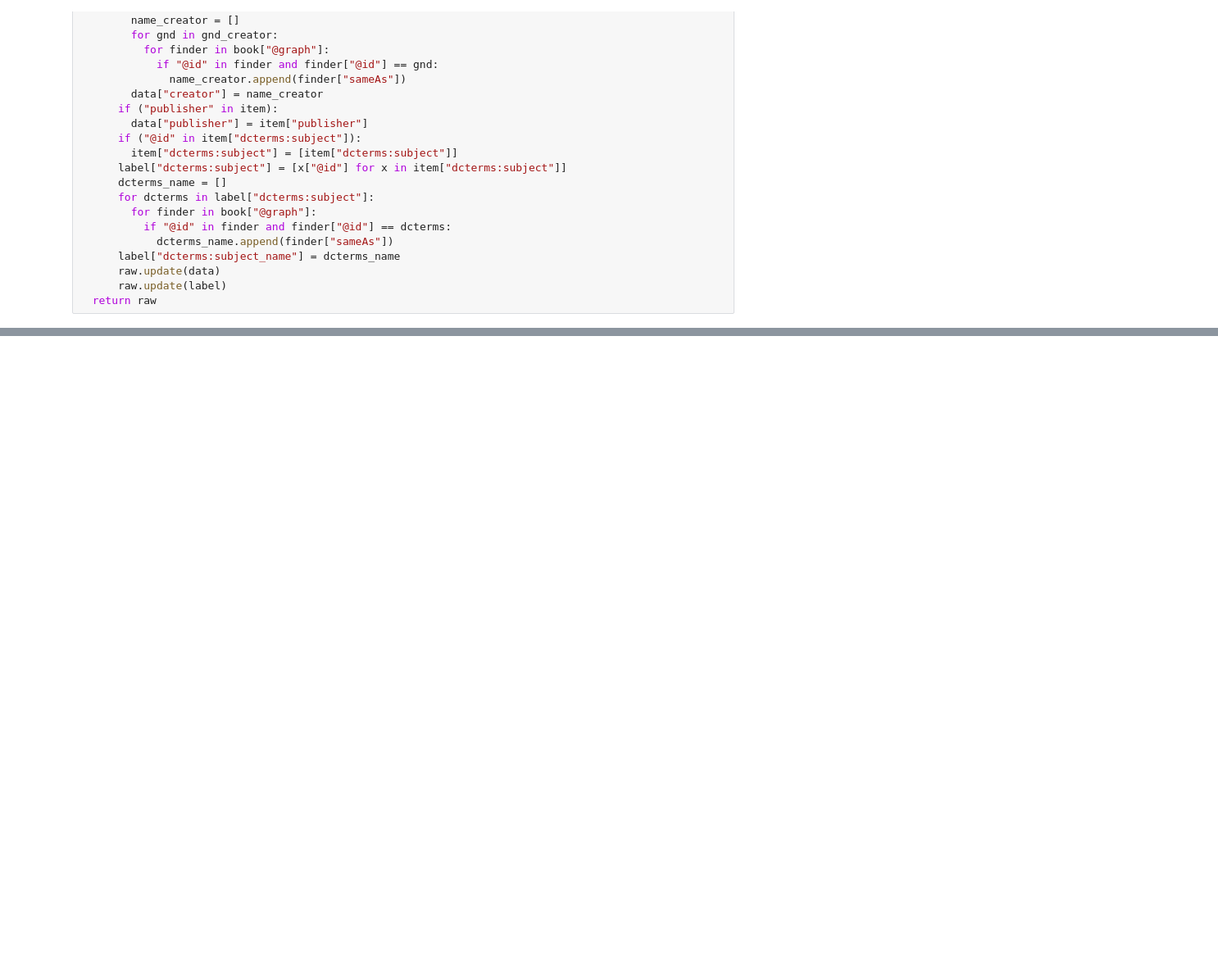
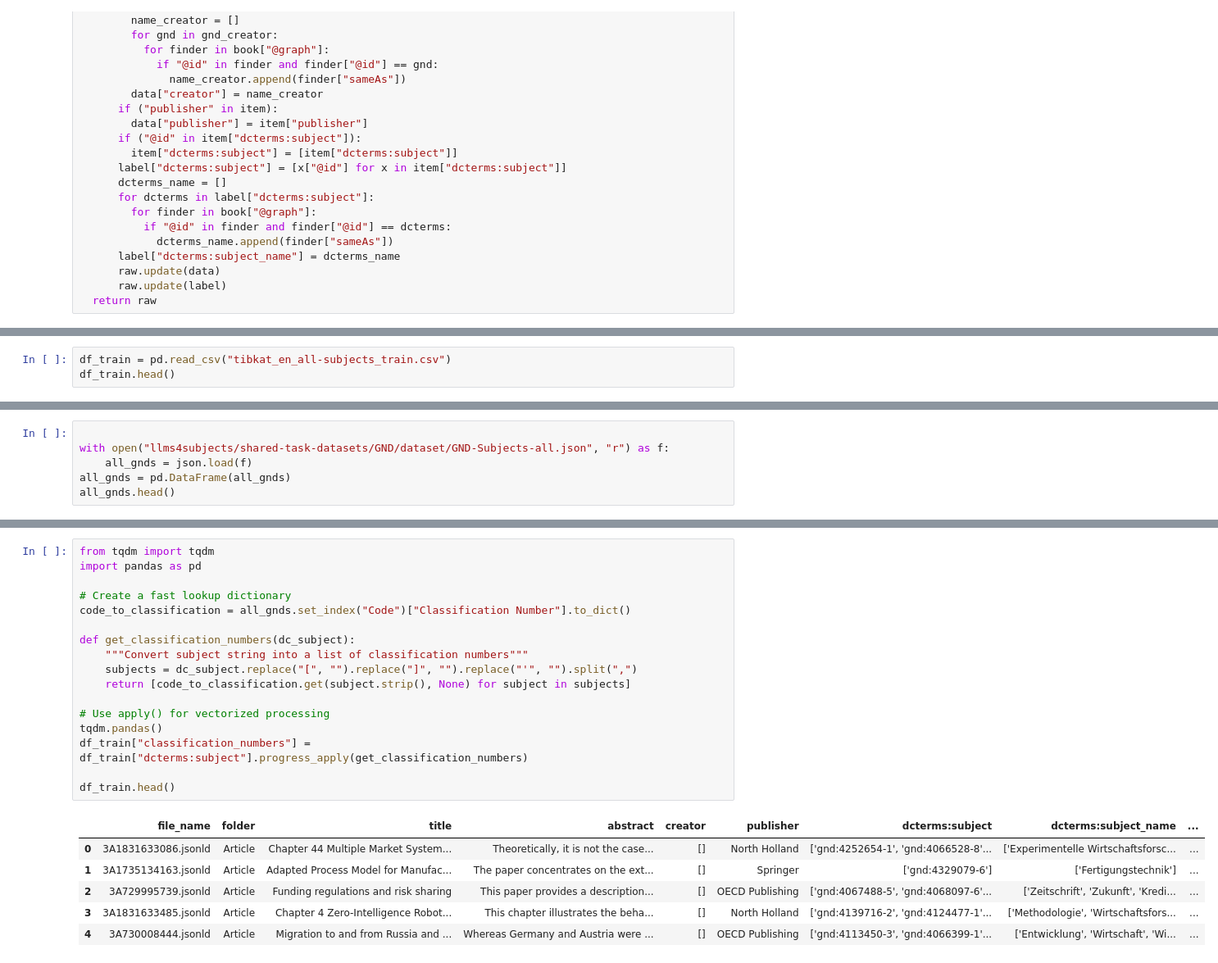
Before and after one commit to BehradSamimi/LLM-based-Automated-Subject-Tagging-for-a-National-Technical-Library, a Jupyter notebook: tibkat-preprocessing.ipynb, the cells around one changed output, grey strips where cells are left out. Shown: that part at 82% size. Saved outputs shown, nothing was run; the diff lists cells and outputs as text; blank space fills up the shorter version.

```diff
--- a/tibkat-preprocessing.ipynb
+++ b/tibkat-preprocessing.ipynb
@@ -120,0 +113,3 @@ Data saved to tibkat_de_core_train.csv
+# %%
+df_train = pd.read_csv("tibkat_en_all-subjects_train.csv")
+df_train.head()
@@ -120,0 +133,6 @@ Data saved to tibkat_de_core_train.csv
+# %%
+
+with open("llms4subjects/shared-task-datasets/GND/dataset/GND-Subjects-all.json", "r") as f:
+    all_gnds = json.load(f)
+all_gnds = pd.DataFrame(all_gnds)
+all_gnds.head()
@@ -120,0 +146,24 @@ Data saved to tibkat_de_core_train.csv
+# %%
+from tqdm import tqdm
+import pandas as pd
+
+# Create a fast lookup dictionary
+code_to_classification = all_gnds.set_index("Code")["Classification Number"].to_dict()
+
+def get_classification_numbers(dc_subject):
+    """Convert subject string into a list of classification numbers"""
+    subjects = dc_subject.replace("[", "").replace("]", "").replace("'", "").split(",")
+    return [code_to_classification.get(subject.strip(), None) for subject in subjects]
+
+# Use apply() for vectorized processing
+tqdm.pandas()
+df_train["classification_numbers"] = df_train["dcterms:subject"].progress_apply(get_classification_numbers)
+
+df_train.head()
+# %% [output]
+|  | file_name | folder | title | abstract | creator | publisher | dcterms:subject | dcterms:subject_name | ... |
+| 0 | 3A1831633086.jsonld | Article | Chapter 44 Multiple Market System... | Theoretically, it is not the case... | [] | North Holland | ['gnd:4252654-1', 'gnd:4066528-8'... | ['Experimentelle Wirtschaftsforsc... | ... |
+| 1 | 3A1735134163.jsonld | Article | Adapted Process Model for Manufac... | The paper concentrates on the ext... | [] | Springer | ['gnd:4329079-6'] | ['Fertigungstechnik'] | ... |
+| 2 | 3A729995739.jsonld | Article | Funding regulations and risk sharing | This paper provides a description... | [] | OECD Publishing | ['gnd:4067488-5', 'gnd:4068097-6'... | ['Zeitschrift', 'Zukunft', 'Kredi... | ... |
+| 3 | 3A1831633485.jsonld | Article | Chapter 4 Zero-Intelligence Robot... | This chapter illustrates the beha... | [] | North Holland | ['gnd:4139716-2', 'gnd:4124477-1'... | ['Methodologie', 'Wirtschaftsfors... | ... |
+| 4 | 3A730008444.jsonld | Article | Migration to and from Russia and ... | Whereas Germany and Austria were ... | [] | OECD Publishing | ['gnd:4113450-3', 'gnd:4066399-1'... | ['Entwicklung', 'Wirtschaft', 'Wi... | ... |
```
Also changed, not shown: parts of 11 cells of this notebook.
